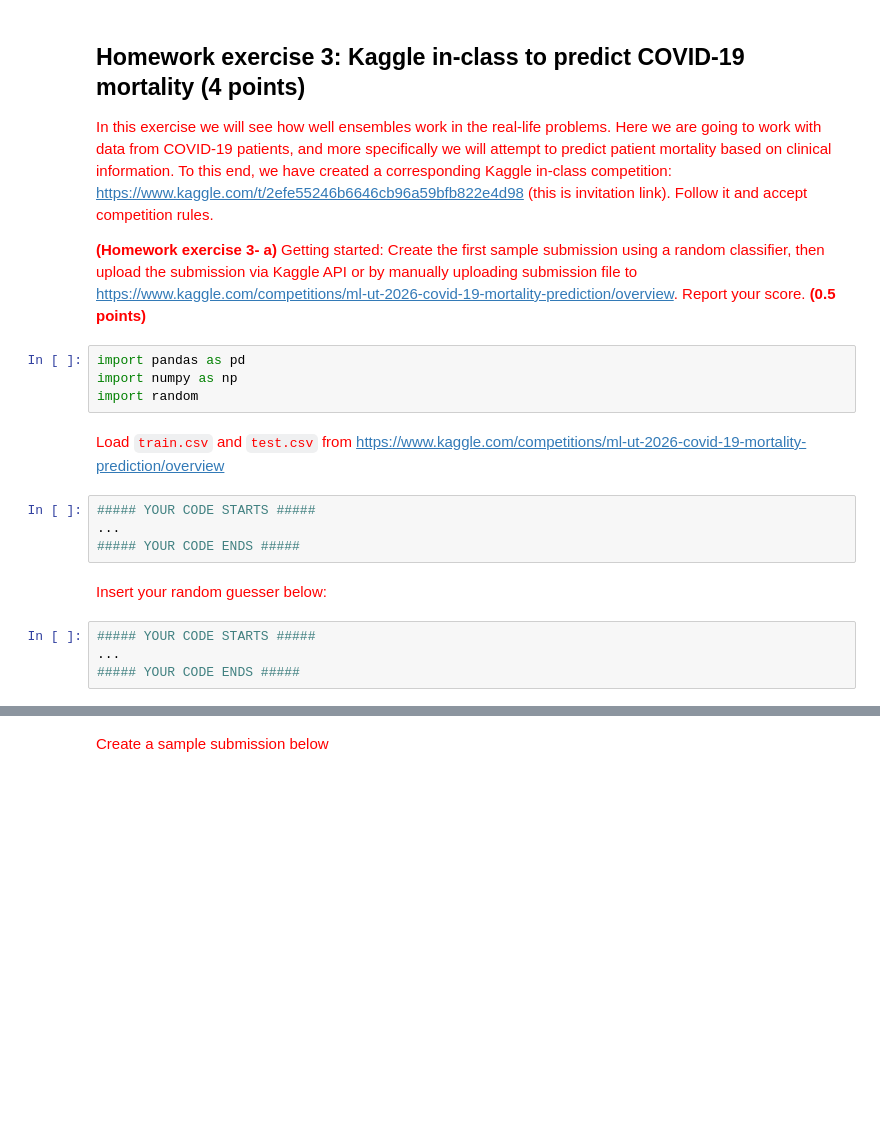
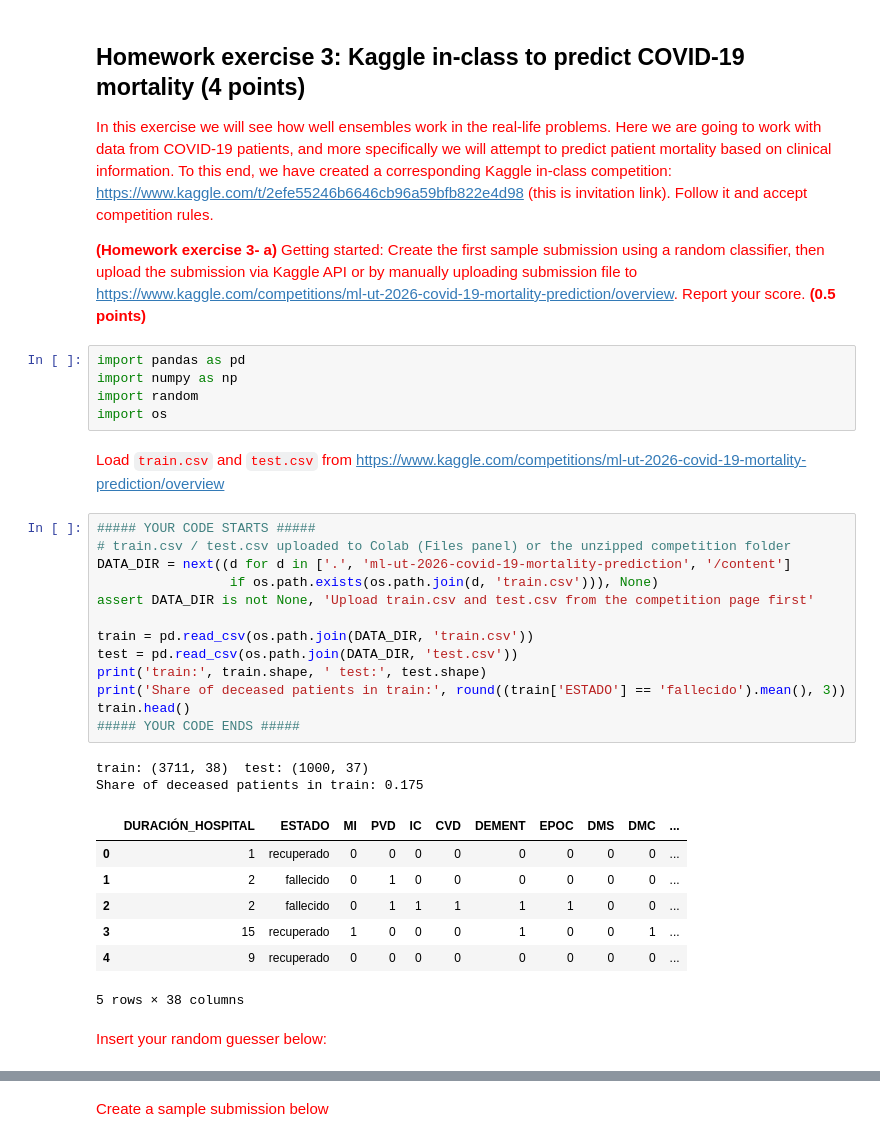
Before and after one commit to Krios39/study, a Jupyter notebook: 1_semester/machine_learning/5_Ensemblelearning_HW.ipynb, the cells around one changed output, grey strips where cells are left out. Cells and saved outputs as stored; diff of their text form; blank space fills up the shorter version.

```diff
--- a/1_semester/machine_learning/5_Ensemblelearning_HW.ipynb
+++ b/1_semester/machine_learning/5_Ensemblelearning_HW.ipynb
@@ -479,15 +479,31 @@ Wall time: 199 ms
 import pandas as pd
 import numpy as np
 import random
+import os
 # %% [markdown]
 <font color='red'> Load `train.csv` and `test.csv` from https://www.kaggle.com/competitions/ml-ut-2026-covid-19-mortality-prediction/overview
-# %%
-##### YOUR CODE STARTS #####
-...
-##### YOUR CODE ENDS #####
+# %%
+##### YOUR CODE STARTS #####
+# train.csv / test.csv uploaded to Colab (Files panel) or the unzipped competition folder
+DATA_DIR = next((d for d in ['.', 'ml-ut-2026-covid-19-mortality-prediction', '/content']
+                 if os.path.exists(os.path.join(d, 'train.csv'))), None)
+assert DATA_DIR is not None, 'Upload train.csv and test.csv from the competition page first'
+
+train = pd.read_csv(os.path.join(DATA_DIR, 'train.csv'))
+test = pd.read_csv(os.path.join(DATA_DIR, 'test.csv'))
+print('train:', train.shape, ' test:', test.shape)
+print('Share of deceased patients in train:', round((train['ESTADO'] == 'fallecido').mean(), 3))
+train.head()
+##### YOUR CODE ENDS #####
+# %% [output]
+train: (3711, 38)  test: (1000, 37)
+Share of deceased patients in train: 0.175
+|  | DURACIÓN_HOSPITAL | ESTADO | MI | PVD | IC | CVD | DEMENT | EPOC | DMS | DMC | ... |
+| 0 | 1 | recuperado | 0 | 0 | 0 | 0 | 0 | 0 | 0 | 0 | ... |
+| 1 | 2 | fallecido | 0 | 1 | 0 | 0 | 0 | 0 | 0 | 0 | ... |
+| 2 | 2 | fallecido | 0 | 1 | 1 | 1 | 1 | 1 | 0 | 0 | ... |
+| 3 | 15 | recuperado | 1 | 0 | 0 | 0 | 1 | 0 | 0 | 1 | ... |
+| 4 | 9 | recuperado | 0 | 0 | 0 | 0 | 0 | 0 | 0 | 0 | ... |
+5 rows × 38 columns
 # %% [markdown]
 <font color='red'> Insert your random guesser below:
-# %%
-##### YOUR CODE STARTS #####
-...
-##### YOUR CODE ENDS #####
```
Also changed, not shown: parts of 33 cells of this notebook, 12 other files.
